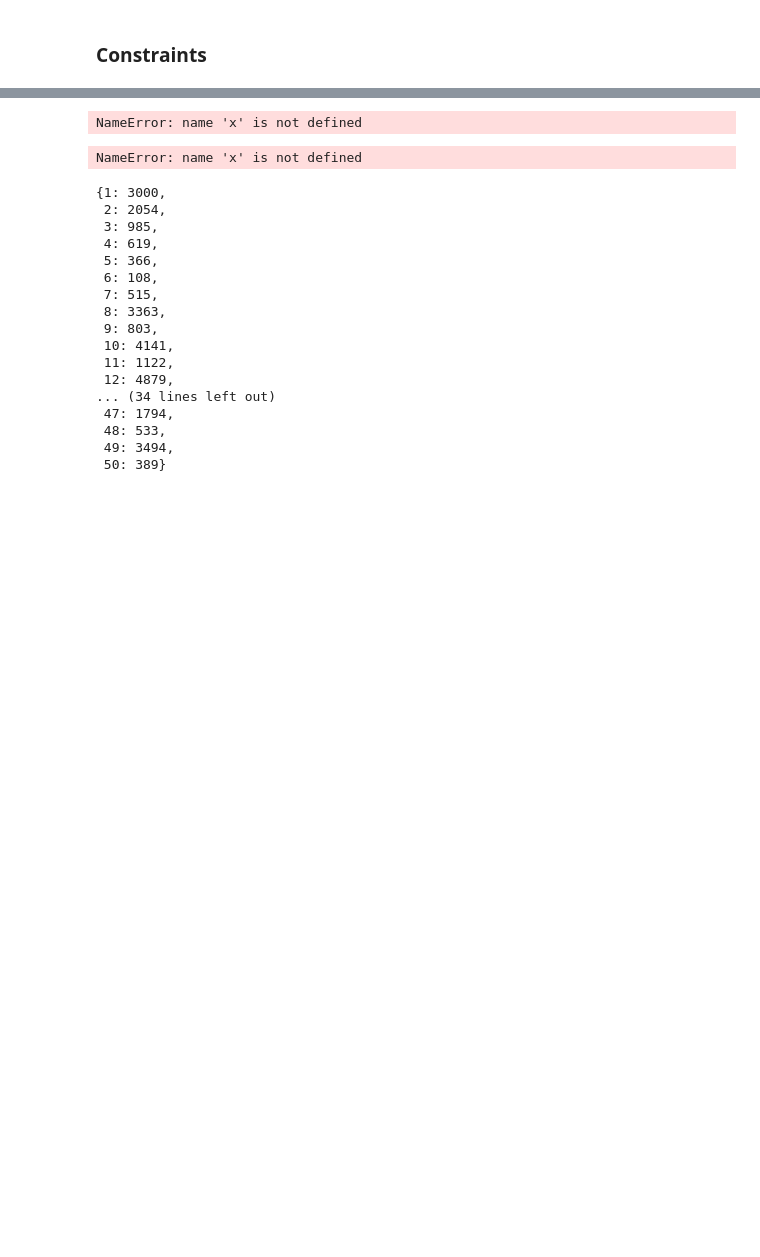
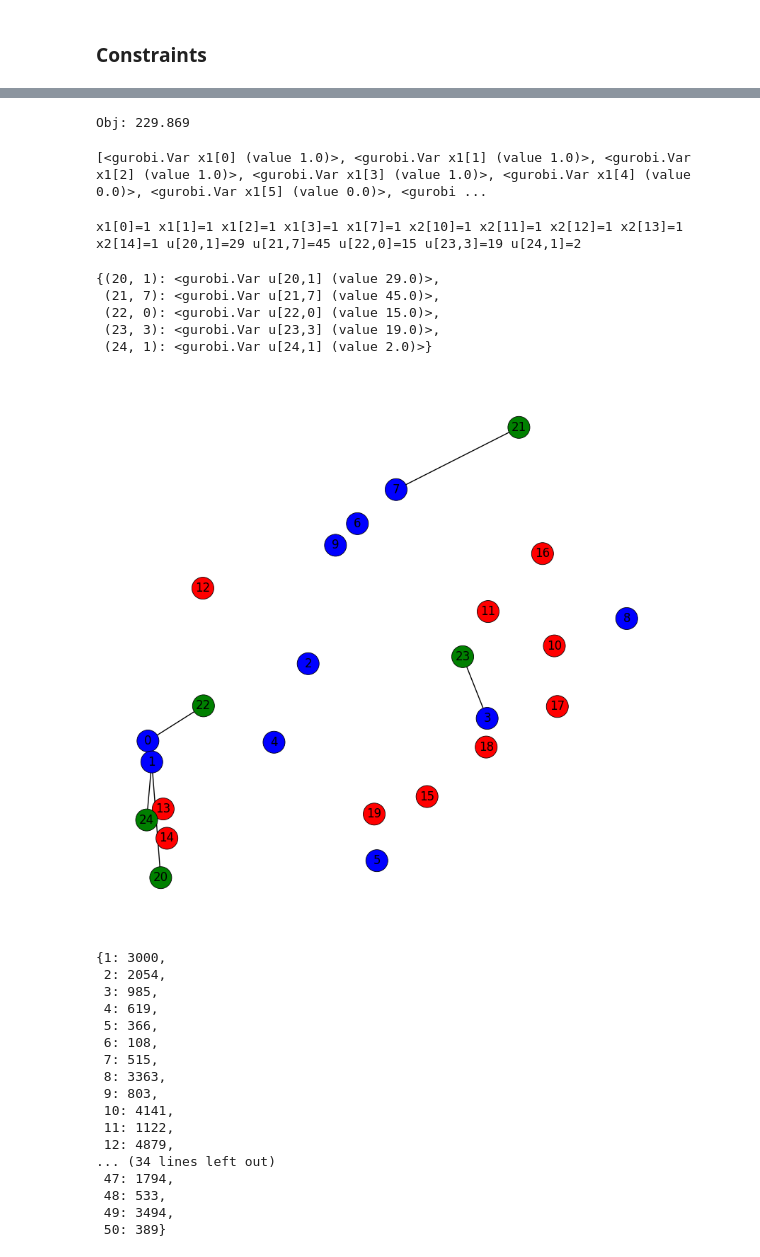
Before and after one commit to Halcatraz/NetworkOptimizationProject2023, a Jupyter notebook: PCF.ipynb, the cells around one changed output, grey strips where cells are left out. Saved outputs shown, nothing was run; the diff lists cells and outputs as text; code cells hidden in the pictures; blank space fills up the shorter version.

```diff
--- a/PCF.ipynb
+++ b/PCF.ipynb
@@ -323,10 +342,14 @@ x1 = pcf.addVars(index_of_clinic,vtype=gb.GRB.BINARY, name='x1')
 # Variable decision x2, x2[j] = 1 if hospital j is established
 x2 = pcf.addVars(index_of_hospitals,vtype=gb.GRB.BINARY, name='x2')
 # Variable decision u, u[i][k] = number of patient who go to node i to clinic k
-u = pcf.addVars([(i,k) for i in index_of_demand_points for k in index_of_clinic], lb = 0, obj=[G.edges[(i,k)]['dist'] for i in index_of_demand_points for k in index_of_clinic],
+u = pcf.addVars([(i,k) for i in index_of_demand_points for k in index_of_clinic],
+                lb = 0,
+                obj=[G.edges[(i,k)]['dist'] for i in index_of_demand_points for k in index_of_clinic],
                 vtype=gb.GRB.INTEGER, name='u')
 # Variable decision v, v[k][j] = number of patient who go to clinic k to hospital j
-v = pcf.addVars([(k,j) for k in index_of_clinic for j in index_of_hospitals],lb = 0, obj=[G[k][j]['dist'] for k in index_of_clinic for j in index_of_hospitals],
+v = pcf.addVars([(k,j) for k in index_of_clinic for j in index_of_hospitals],
+                lb = 0,
+                obj=[G[k][j]['dist'] for k in index_of_clinic for j in index_of_hospitals],
                 vtype=gb.GRB.INTEGER, name='v')
 pcf.update()
 pcf.write('pcf.lp')
@@ -466,19 +490,44 @@ Best objective -, best bound 7.322089919188e+02, gap -
+# %%
+print('Obj: %g' % pcf.objVal)
+# %% [output]
+Obj: 229.869
+# %%
+print(pcf.getVars())
+# %% [output]
+[<gurobi.Var x1[0] (value 1.0)>, <gurobi.Var x1[1] (value 1.0)>, <gurobi.Var x1[2] (value 1.0)>, <gurobi.Var x1[3] (value 1.0)>, <gurobi.Var x1[4] (value 0.0)>, <gurobi.Var x1[5] (value 0.0)>, <gurobi ...
+# %%
+
+print ()
+
+for v in pcf.getVars():
+    if v.x > 1E-3:
+        print ('%s=%g' % (v.varName, v.x), end = ' ')
+# %% [output]
+x1[0]=1 x1[1]=1 x1[2]=1 x1[3]=1 x1[7]=1 x2[10]=1 x2[11]=1 x2[12]=1 x2[13]=1 x2[14]=1 u[20,1]=29 u[21,7]=45 u[22,0]=15 u[23,3]=19 u[24,1]=2
 # %%
 #Creating xfinal, the dict of all active edges
 
-xfinal = dict(x)
-xfinal.update(y)
+xfinal = dict(u)
+# xfinal.update(v)
 
 #Removing the key from the dict if the value is 0, e.G the edge isn't active
 for xtuple in list(xfinal) :
-    if xfinal[xtuple].x != 1 :
+    # print(xfinal[xtuple])
+    # print(xfinal[xtuple].x)
+    if xfinal[xtuple].x == 0 :
         xfinal.pop(xtuple, None)
-# %% [output]
-NameError: name 'x' is not defined
+# %%
+xfinal
+# %% [output]
+{(20, 1): <gurobi.Var u[20,1] (value 29.0)>,
+ (21, 7): <gurobi.Var u[21,7] (value 45.0)>,
+ (22, 0): <gurobi.Var u[22,0] (value 15.0)>,
+ (23, 3): <gurobi.Var u[23,3] (value 19.0)>,
+ (24, 1): <gurobi.Var u[24,1] (value 2.0)>}
 # %%
-DrawSol(G, (10,10), x)
+DrawSol(G, (10,10), xfinal)
 # %% [output]
-NameError: name 'x' is not defined
+[figure, added]
 # %%
 # supposed that a city is a circle of 5 km radius
 d_ik = {i:random.randint(10,5000) #distance between 10 meters and 5 km
```
Also changed, not shown: parts of 24 cells of this notebook.
